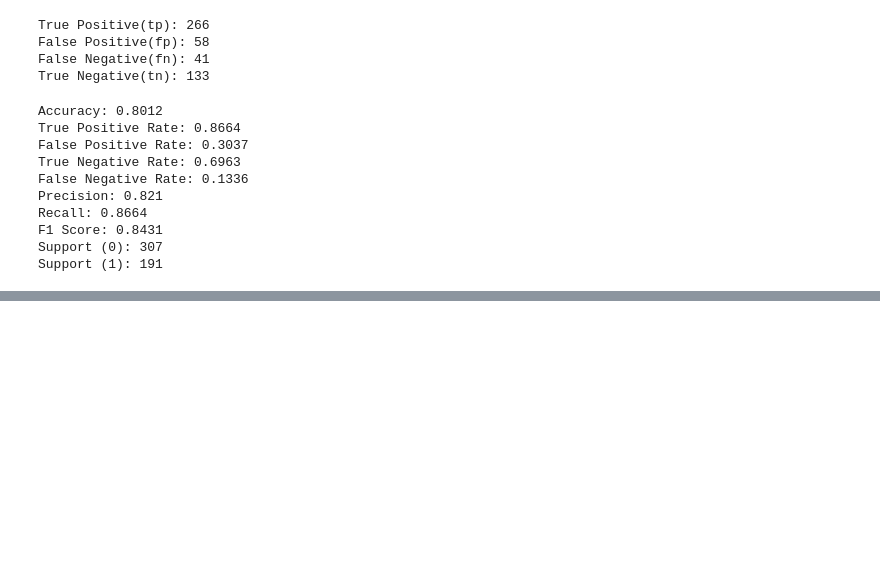
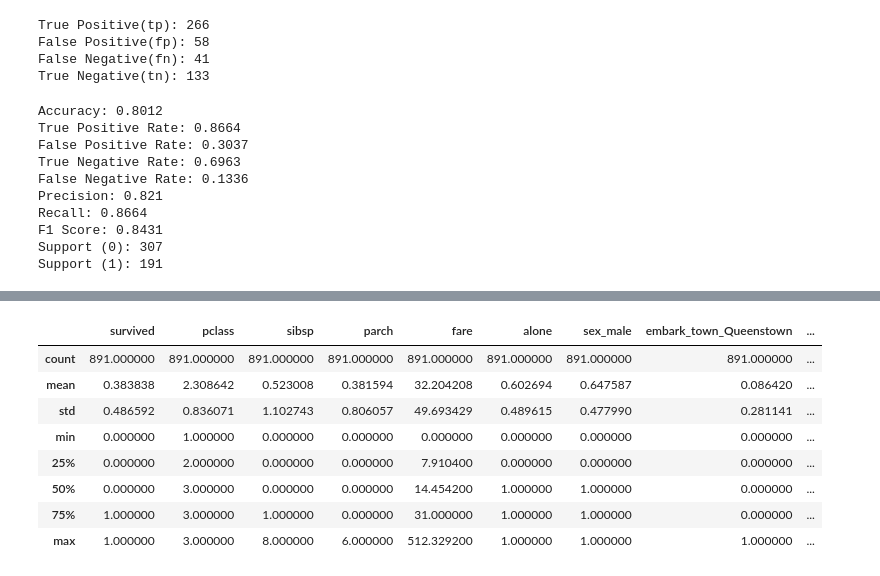
Before and after one commit to AJMartinezLlanes/classification-exercises, a Jupyter notebook: model.ipynb, the cells around one changed output, grey strips where cells are left out. Saved outputs shown, nothing was run; the diff lists cells and outputs as text; code cells hidden in the pictures; blank space fills up the shorter version.

```diff
--- a/model.ipynb
+++ b/model.ipynb
@@ -281,0 +345,3 @@ support    307.000000  191.000000  0.933735  498.000000    498.000000
+# %%
+df = acquire.get_titanic_data()
+df.head()
@@ -281,0 +356,3 @@ support    307.000000  191.000000  0.933735  498.000000    498.000000
+# %%
+df = prepare.prep_titanic(df)
+df.head()
@@ -281,0 +385,12 @@ support    307.000000  191.000000  0.933735  498.000000    498.000000
+# %%
+df.describe()
+# %% [output]
+|  | survived | pclass | sibsp | parch | fare | alone | sex_male | embark_town_Queenstown | ... |
+| count | 891.000000 | 891.000000 | 891.000000 | 891.000000 | 891.000000 | 891.000000 | 891.000000 | 891.000000 | ... |
+| mean | 0.383838 | 2.308642 | 0.523008 | 0.381594 | 32.204208 | 0.602694 | 0.647587 | 0.086420 | ... |
+| std | 0.486592 | 0.836071 | 1.102743 | 0.806057 | 49.693429 | 0.489615 | 0.477990 | 0.281141 | ... |
+| min | 0.000000 | 1.000000 | 0.000000 | 0.000000 | 0.000000 | 0.000000 | 0.000000 | 0.000000 | ... |
+| 25% | 0.000000 | 2.000000 | 0.000000 | 0.000000 | 7.910400 | 0.000000 | 0.000000 | 0.000000 | ... |
+| 50% | 0.000000 | 3.000000 | 0.000000 | 0.000000 | 14.454200 | 1.000000 | 1.000000 | 0.000000 | ... |
+| 75% | 1.000000 | 3.000000 | 1.000000 | 0.000000 | 31.000000 | 1.000000 | 1.000000 | 0.000000 | ... |
+| max | 1.000000 | 3.000000 | 8.000000 | 6.000000 | 512.329200 | 1.000000 | 1.000000 | 1.000000 | ... |
```
Also changed, not shown: parts of 26 cells of this notebook.
